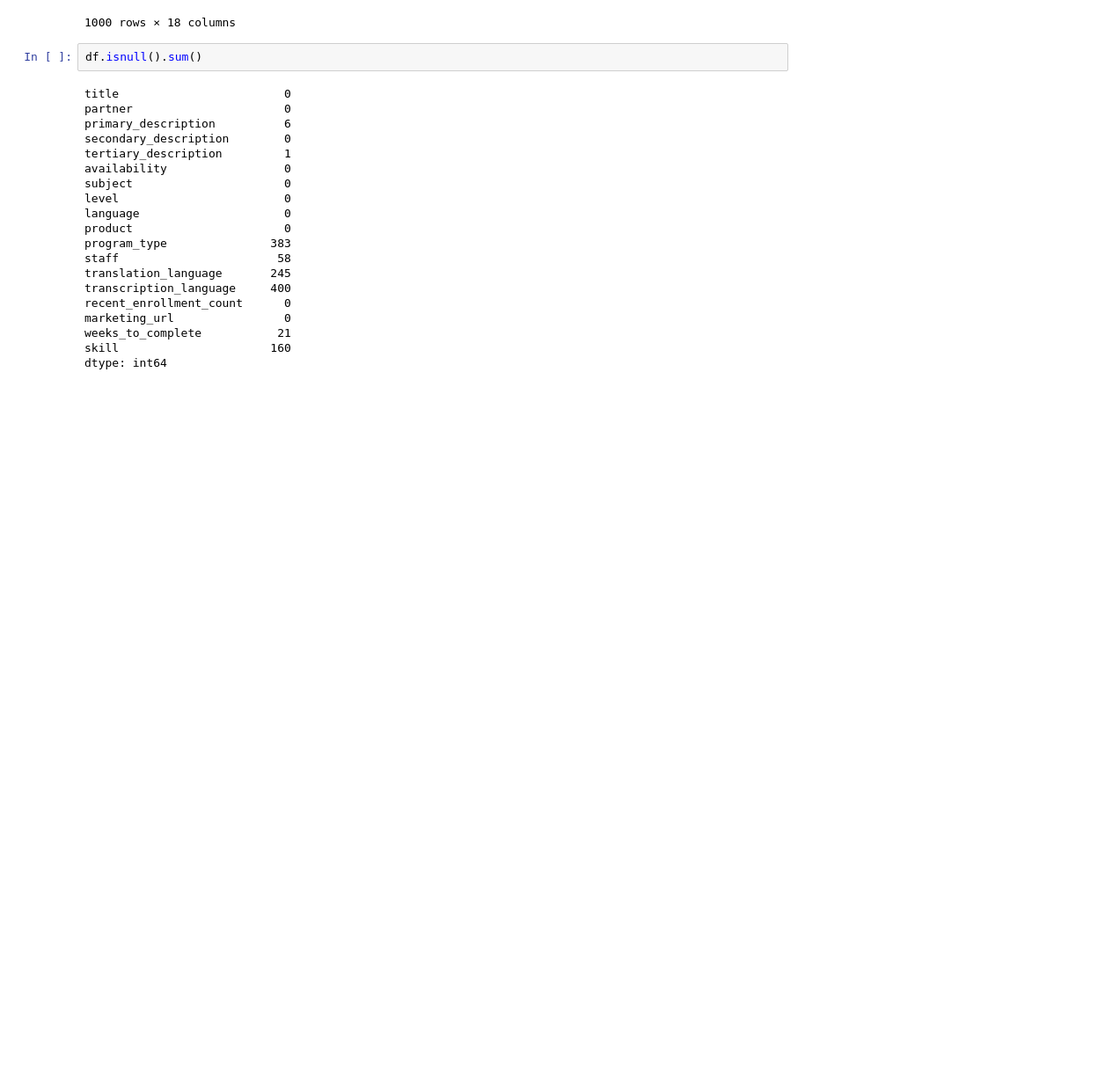
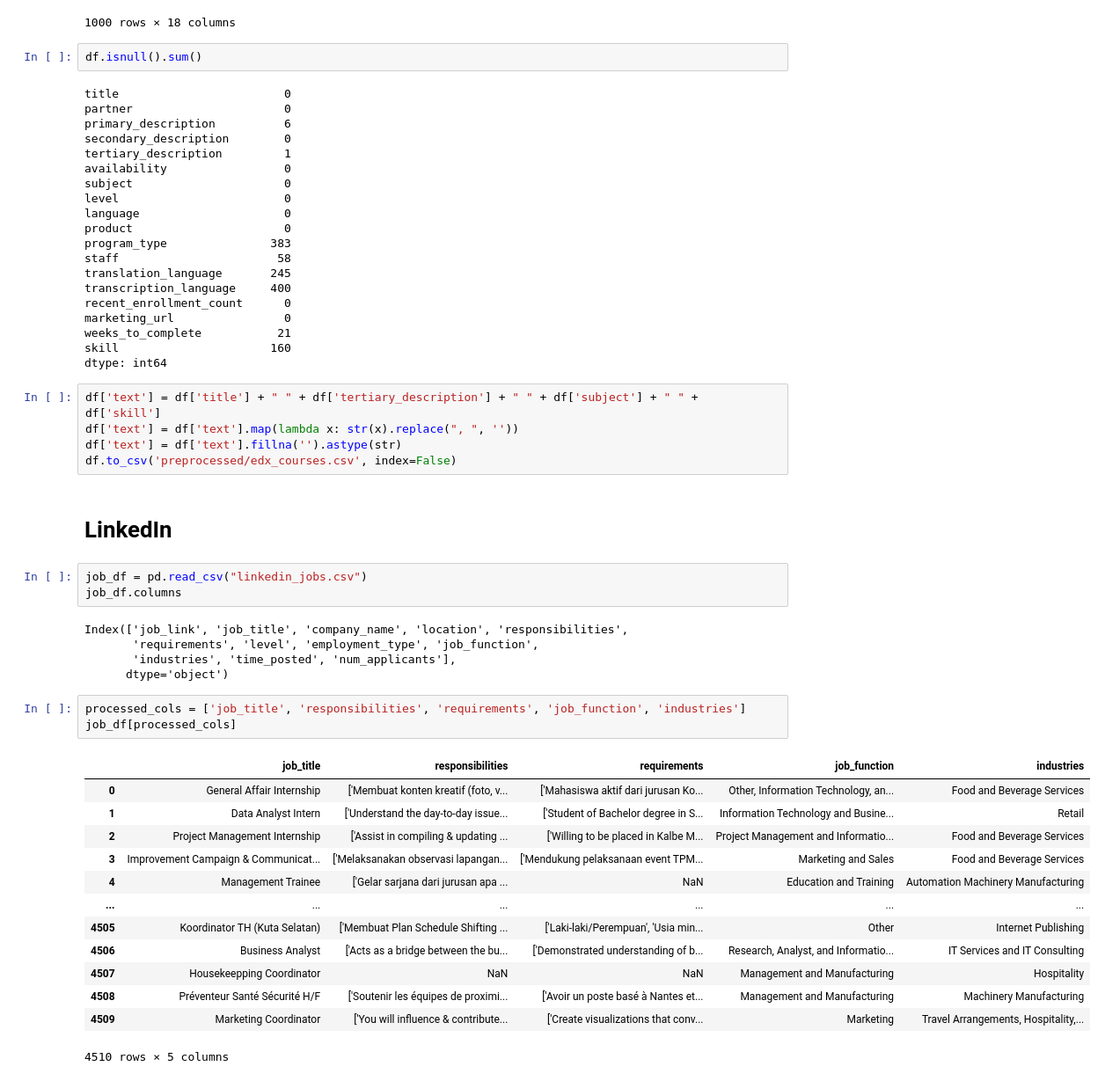
Before and after one commit to deiraaisyar/SISTECH-MLOps-FinalProject-Group7, a Jupyter notebook: text_preprocessing.ipynb, the cells around one changed output. Shown: that part at 88% size. Drawn from its saved outputs; the diff is of its cells as text; blank space fills up the shorter version.

Commit message:
scrape jobs, career rec, job rec, courses rec not done

```diff
--- a/text_preprocessing.ipynb
+++ b/text_preprocessing.ipynb
@@ -147,3 +149,35 @@ marketing_url                0
 weeks_to_complete           21
 skill                      160
 dtype: int64
+# %%
+df['text'] = df['title'] + " " + df['tertiary_description'] + " " + df['subject'] + " " + df['skill']
+df['text'] = df['text'].map(lambda x: str(x).replace(", ", ''))
+df['text'] = df['text'].fillna('').astype(str)
+df.to_csv('preprocessed/edx_courses.csv', index=False)
+# %% [markdown]
+# LinkedIn
+# %%
+job_df = pd.read_csv("linkedin_jobs.csv")
+job_df.columns
+# %% [output]
+Index(['job_link', 'job_title', 'company_name', 'location', 'responsibilities',
+       'requirements', 'level', 'employment_type', 'job_function',
+       'industries', 'time_posted', 'num_applicants'],
+      dtype='object')
+# %%
+processed_cols = ['job_title', 'responsibilities', 'requirements', 'job_function', 'industries']
+job_df[processed_cols]
+# %% [output]
+|  | job_title | responsibilities | requirements | job_function | industries |
+| 0 | General Affair Internship | ['Membuat konten kreatif (foto, v... | ['Mahasiswa aktif dari jurusan Ko... | Other, Information Technology, an... | Food and Beverage Services |
+| 1 | Data Analyst Intern | ['Understand the day-to-day issue... | ['Student of Bachelor degree in S... | Information Technology and Busine... | Retail |
+| 2 | Project Management Internship | ['Assist in compiling & updating ... | ['Willing to be placed in Kalbe M... | Project Management and Informatio... | Food and Beverage Services |
+| 3 | Improvement Campaign & Communicat... | ['Melaksanakan observasi lapangan... | ['Mendukung pelaksanaan event TPM... | Marketing and Sales | Food and Beverage Services |
+| 4 | Management Trainee | ['Gelar sarjana dari jurusan apa ... | NaN | Education and Training | Automation Machinery Manufacturing |
+| ... | ... | ... | ... | ... | ... |
+| 4505 | Koordinator TH (Kuta Selatan) | ['Membuat Plan Schedule Shifting ... | ['Laki-laki/Perempuan', 'Usia min... | Other | Internet Publishing |
+| 4506 | Business Analyst | ['Acts as a bridge between the bu... | ['Demonstrated understanding of b... | Research, Analyst, and Informatio... | IT Services and IT Consulting |
+| 4507 | Housekeepping Coordinator | NaN | NaN | Management and Manufacturing | Hospitality |
+| 4508 | Préventeur Santé Sécurité H/F | ['Soutenir les équipes de proximi... | ['Avoir un poste basé à Nantes et... | Management and Manufacturing | Machinery Manufacturing |
+| 4509 | Marketing Coordinator | ['You will influence & contribute... | ['Create visualizations that conv... | Marketing | Travel Arrangements, Hospitality,... |
+4510 rows × 5 columns
```
Also changed, not shown: parts of 5 cells of this notebook, 6 other files.
